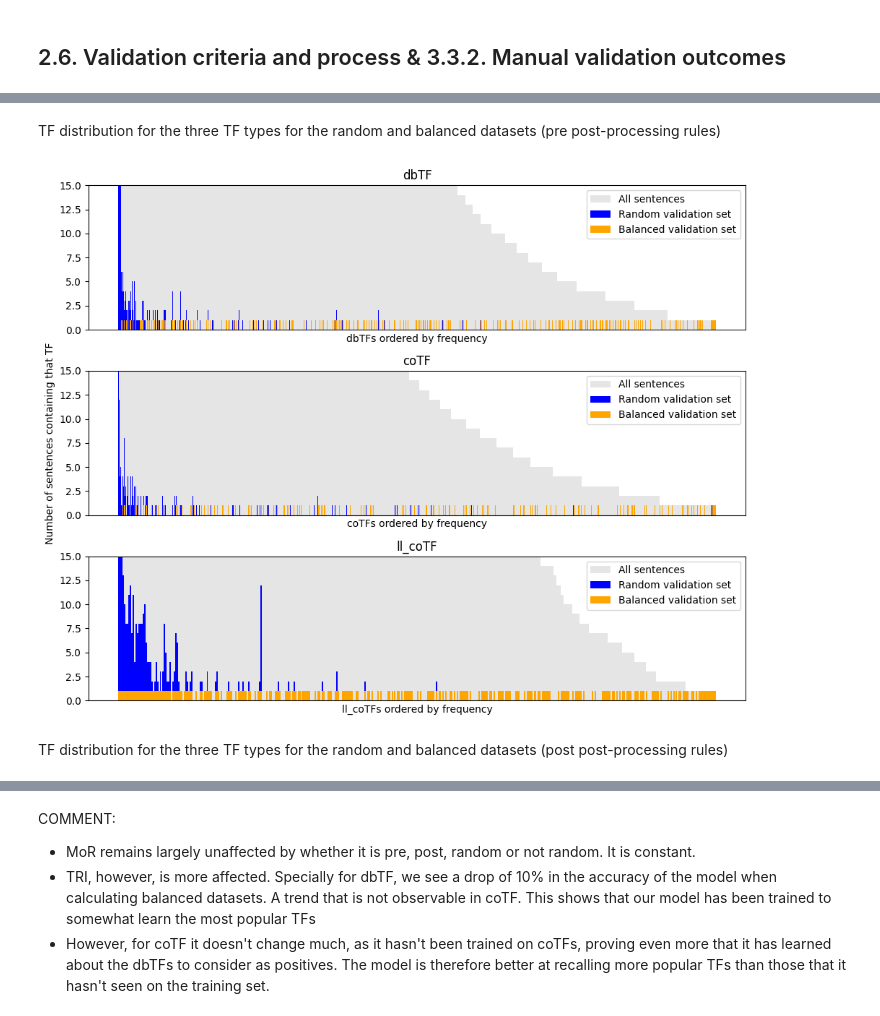
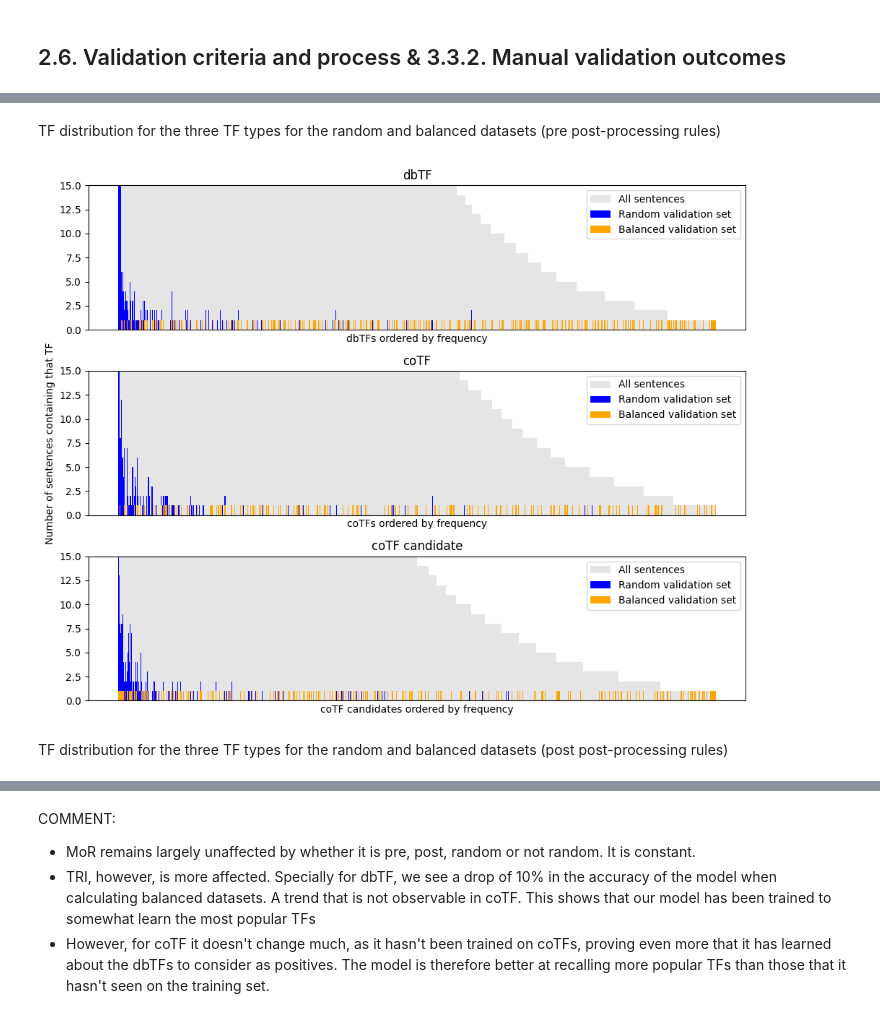
Before and after one commit to Rbbt-Workflows/ExTRI2, a Jupyter notebook: analysis/repo_to_paper.ipynb, the cells around one changed output, grey strips where cells are left out. Drawn from its saved outputs; the diff is of its cells as text; code cells hidden in the pictures.

```diff
--- a/analysis/repo_to_paper.ipynb
+++ b/analysis/repo_to_paper.ipynb
@@ -434,34 +564,34 @@ def plot_tf_validation_distribution(ax, tf_type: str, all_sents: pd.DataFrame, v
     ]:
         counts = df['TF Id'].value_counts()
         ax.bar(counts.index, counts, label=label, color=color, alpha=alpha, width=1)
     ax.set_title(tf_type)
     ax.set_xticks([])
     #plt.xticks(rotation='vertical')
     ax.set_xlabel(f"{tf_type}s ordered by frequency")
     ax.set_ylim((0,ylim))
     ax.legend()
 
 def plot_all_tf_validation_distributions(title, ExTRI2_df, validated_1mapping, figsize=(15, 10), ylim=30):
 
     fig, axes = plt.subplots(3, 1, figsize=figsize)
-    for i, TF_type in enumerate(['dbTF', 'coTF', 'll_coTF']):
+    for i, TF_type in enumerate(validated_1mapping['TF_type'].cat.categories):
         TRI_subset = ExTRI2_df[ExTRI2_df['TF_type'] == TF_type]
-        validated_subset = validated_1mapping[(validated_1mapping['TF_type_validated'] == TF_type)]
+        validated_subset = validated_1mapping[(validated_1mapping['TF_type'] == TF_type)]
 
         validated_subset_b = validated_subset[validated_subset['method'] == 'balanced']
         validated_subset_r = validated_subset[validated_subset['method'] == 'random']
 
         plot_tf_validation_distribution(axes[i], TF_type, TRI_subset, val_balanced = validated_subset_b, val_random = validated_subset_r, ylim=ylim)
     axes[1].set_ylabel(f"Number of sentences containing that TF")
 
     plt.suptitle(title)
     plt.tight_layout()
     plt.show()
 
 for pre_post in ["pre", "post"]:
     md(f"TF distribution for the three TF types for the random and balanced datasets ({pre_post} post-processing rules)")
     plot_all_tf_validation_distributions("", ExTRI2_df, validated_df[(validated_df['pre-post'] == pre_post) & (validated_df['Label'] == 'TRUE')], figsize=(10, 8), ylim = 15)
 # %% [output]
 TF distribution for the three TF types for the random and balanced datasets (pre post-processing rules)
-[figure, old version]
+[figure, new version]
 TF distribution for the three TF types for the random and balanced datasets (post post-processing rules)
```
Also changed, not shown: parts of 22 cells of this notebook, 15 other files.
